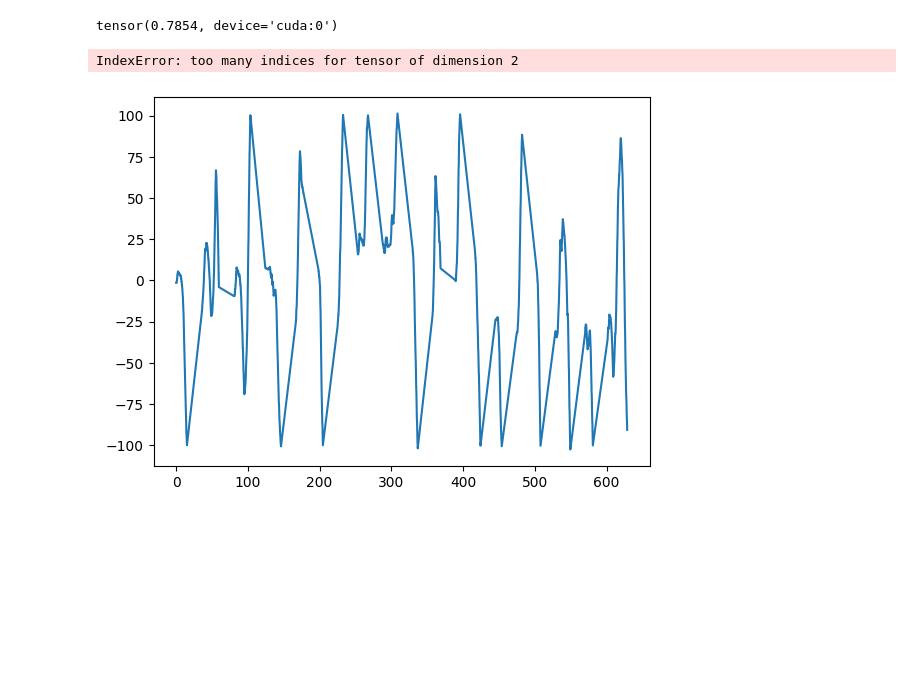
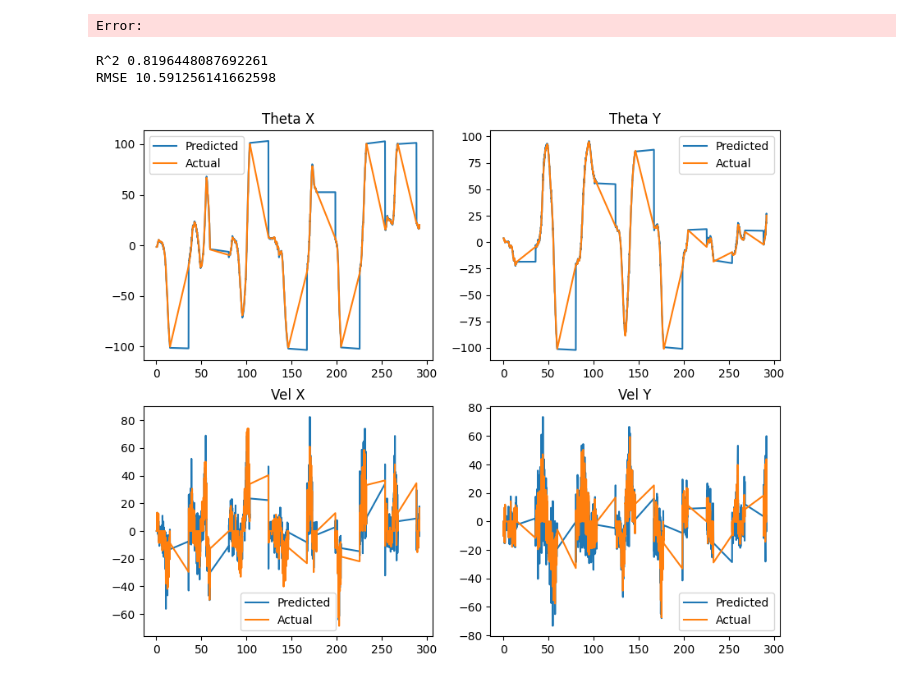
Before and after one commit to ansue1234/RobLimbFK, a Jupyter notebook: robo_limb_ml/scripts/notebooks/model_validation.ipynb, the cells around one changed output. Cells and saved outputs as stored; diff of their text form; code cells hidden in the pictures; blank space fills up the shorter version.

```diff
--- a/robo_limb_ml/scripts/notebooks/model_validation.ipynb
+++ b/robo_limb_ml/scripts/notebooks/model_validation.ipynb
@@ -88,9 +36,13 @@ plt.plot(test_df["time_begin"][:3000], test_df["vel_y"][:3000])
 # %%
-test_df.columns = ['time_begin', 'time_begin_traj', 'theta_x', 'theta_y',
-       'X_throttle', 'Y_throttle' , 'vel_x', 'vel_y']
+# test_df = test_df[['time_begin', 'time_begin_traj', 'theta_x', 'theta_y',
+#        'X_throttle', 'Y_throttle' , 'vel_x', 'vel_y']]
+test_df = test_df.reindex(columns=['time_begin', 'time_begin_traj', 'theta_x', 'theta_y',
+       'X_throttle', 'Y_throttle' , 'vel_x', 'vel_y'], copy=False)
+# %% [output]
+Error:
 # %%
 from tqdm import tqdm
-test_tensor = torch.tensor(test_df.values, dtype=torch.float32).to(device=device)
+test_tensor = torch.tensor(test_df.values.copy(), dtype=torch.float32).to(device=device)
 # obs_tensor = torch.tensor(test_df.drop(columns=["vel_x", "vel_y"]).values, dtype=torch.float32).to(device=device)
 outputs = torch.zeros(test_df.shape).to(device=device)
 outputs[:seq_len] = test_tensor[:seq_len].clone()
@@ -104,19 +56,42 @@ for i in tqdm(range(seq_len, test_df.shape[0])):
     time_begin_1, time_begin_traj_1, _, _, X_throttle_1, Y_throttle_1, _, _ = test_tensor[i]
     pred_theta_x, pred_theta_y, pred_vel_x, pred_vel_y = delta_states[0] + theta_x, delta_states[1] + theta_y, delta_states[2] + vel_x, delta_states[3] + vel_y
     outputs[i] = torch.tensor([time_begin_1, time_begin_traj_1, pred_theta_x, pred_theta_y, X_throttle_1, Y_throttle_1, pred_vel_x, pred_vel_y]).to(device=device)
-# %%
-from torcheval.metrics import R2Score
-metric = R2Score()
-metric.update(test_tensor, outputs)
-r2_score = metric.compute()
-print(r2_score)
-# %% [output]
-tensor(0.7854, device='cuda:0')
+# %%
+outputs_df = pd.DataFrame(outputs.cpu().detach().numpy(), columns=test_df.columns)
+output_states = torch.tensor(outputs_df[['theta_x', 'theta_y', 'vel_x', 'vel_y']].values, dtype=torch.float32).to(device=device)
+test_states = torch.tensor(test_df[['theta_x', 'theta_y', 'vel_x', 'vel_y']].values, dtype=torch.float32).to(device=device)
+from torcheval.metrics import R2Score
+metric = R2Score()
+metric.update(test_states, output_states)
+r2_score = metric.compute()
+print("R^2", r2_score.item())
+
+rmse = torch.sqrt(nn.MSELoss()(test_states, output_states))
+print("RMSE", rmse.item())
+# %% [output]
+R^2 0.8196448087692261
+RMSE 10.591256141662598
 # %%
-outputs_df = pd.DataFrame(outputs.to)
+outputs_df = pd.DataFrame(outputs.cpu().detach().numpy(), columns=test_df.columns)
-# %%
-plt.plot(test_df["time_begin"][:3000], test_df["theta_x"][:3000])
-plt.plot(test_df["time_begin"][:3000], outputs["theta_x"][:3000])
-# %% [output]
-IndexError: too many indices for tensor of dimension 2
-[figure, removed]
+# %%
+display_window = 1500
+fig, axs = plt.subplots(2, 2, figsize=(10, 8))
+axs[0, 0].plot(outputs_df["time_begin"][:display_window], outputs_df["theta_x"][:display_window], label="Predicted")
+axs[0, 0].plot(test_df["time_begin"][:display_window], test_df["theta_x"][:display_window], label="Actual")
+axs[0, 0].set_title("Theta X")
+axs[0, 0].legend()
+axs[0, 1].plot(outputs_df["time_begin"][:display_window], outputs_df["theta_y"][:display_window], label="Predicted")
+axs[0, 1].plot(test_df["time_begin"][:display_window], test_df["theta_y"][:display_window], label="Actual")
+axs[0, 1].set_title("Theta Y")
+axs[0, 1].legend()
+axs[1, 0].plot(outputs_df["time_begin"][:display_window], outputs_df["vel_x"][:display_window], label="Predicted")
+axs[1, 0].plot(test_df["time_begin"][:display_window], test_df["vel_x"][:display_window], label="Actual")
+axs[1, 0].set_title("Vel X")
+axs[1, 0].legend()
+axs[1, 1].plot(outputs_df["time_begin"][:display_window], outputs_df["vel_y"][:display_window], label="Predicted")
+axs[1, 1].plot(test_df["time_begin"][:display_window], test_df["vel_y"][:display_window], label="Actual")
+axs[1, 1].legend()
+axs[1, 1].set_title("Vel Y")
+fig.show()
+# %% [output]
+[figure, added]
```
Also changed, not shown: parts of 7 cells of this notebook.
